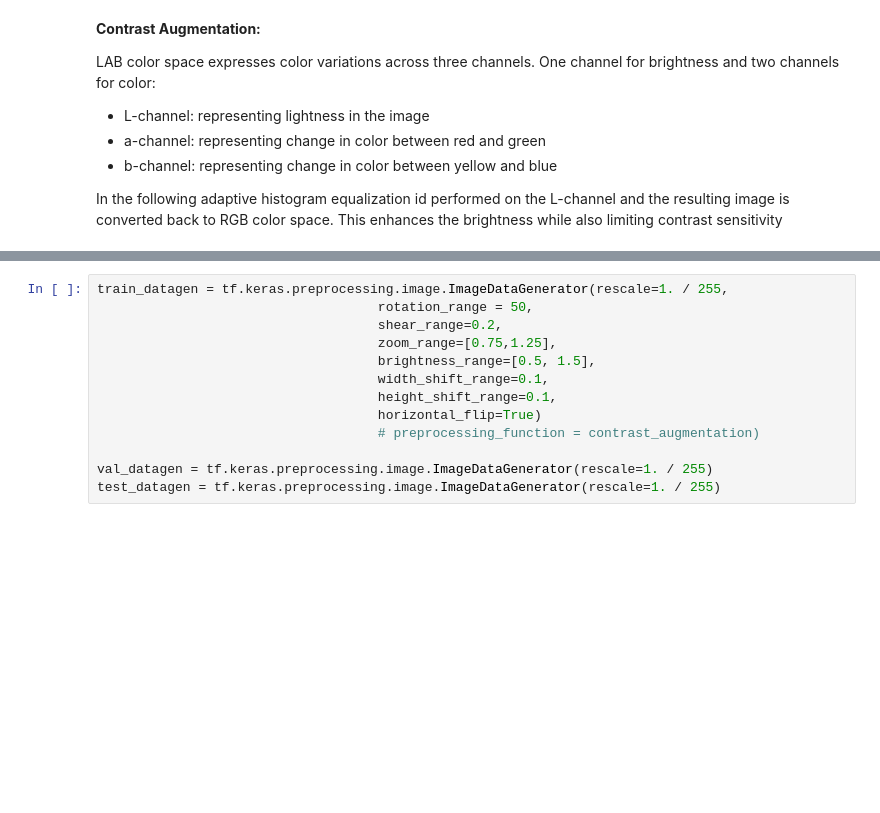
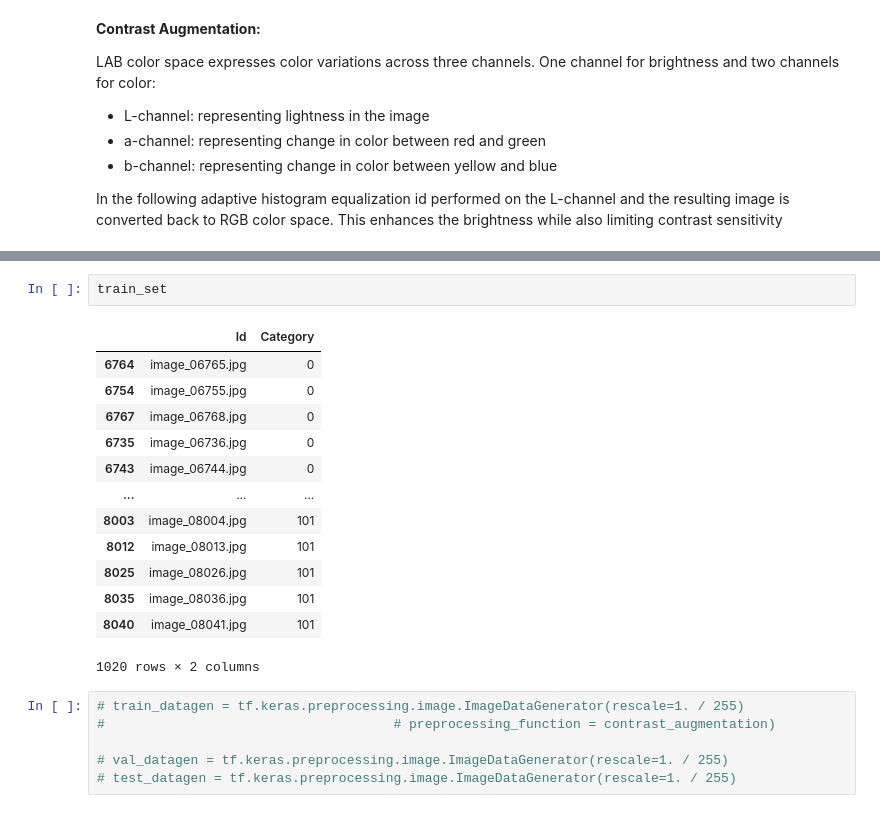
Before and after one commit to MarioAvolio/102-Category-Flower-Dataset-with-Keras, a Jupyter notebook: Flowers.ipynb, the cells around one changed output, grey strips where cells are left out. Saved outputs shown, nothing was run; the diff lists cells and outputs as text; blank space fills up the shorter version.

```diff
--- a/Flowers.ipynb
+++ b/Flowers.ipynb
@@ -516,14 +650,23 @@ def contrast_augmentation(img):
+# %%
+train_set
+# %% [output]
+|  | Id | Category |
+| 6764 | image_06765.jpg | 0 |
+| 6754 | image_06755.jpg | 0 |
+| 6767 | image_06768.jpg | 0 |
+| 6735 | image_06736.jpg | 0 |
+| 6743 | image_06744.jpg | 0 |
+| ... | ... | ... |
+| 8003 | image_08004.jpg | 101 |
+| 8012 | image_08013.jpg | 101 |
+| 8025 | image_08026.jpg | 101 |
+| 8035 | image_08036.jpg | 101 |
+| 8040 | image_08041.jpg | 101 |
+1020 rows × 2 columns
 # %%
-train_datagen = tf.keras.preprocessing.image.ImageDataGenerator(rescale=1. / 255,
-                                    rotation_range = 50,
-                                    shear_range=0.2,
-                                    zoom_range=[0.75,1.25],
-                                    brightness_range=[0.5, 1.5],
-                                    width_shift_range=0.1,
-                                    height_shift_range=0.1,
-                                    horizontal_flip=True)
-                                    # preprocessing_function = contrast_augmentation)
+# train_datagen = tf.keras.preprocessing.image.ImageDataGenerator(rescale=1. / 255)
+#                                     # preprocessing_function = contrast_augmentation)
 
-val_datagen = tf.keras.preprocessing.image.ImageDataGenerator(rescale=1. / 255)
-test_datagen = tf.keras.preprocessing.image.ImageDataGenerator(rescale=1. / 255)
+# val_datagen = tf.keras.preprocessing.image.ImageDataGenerator(rescale=1. / 255)
+# test_datagen = tf.keras.preprocessing.image.ImageDataGenerator(rescale=1. / 255)
 # %%
```
Also changed, not shown: parts of 44 cells of this notebook.
